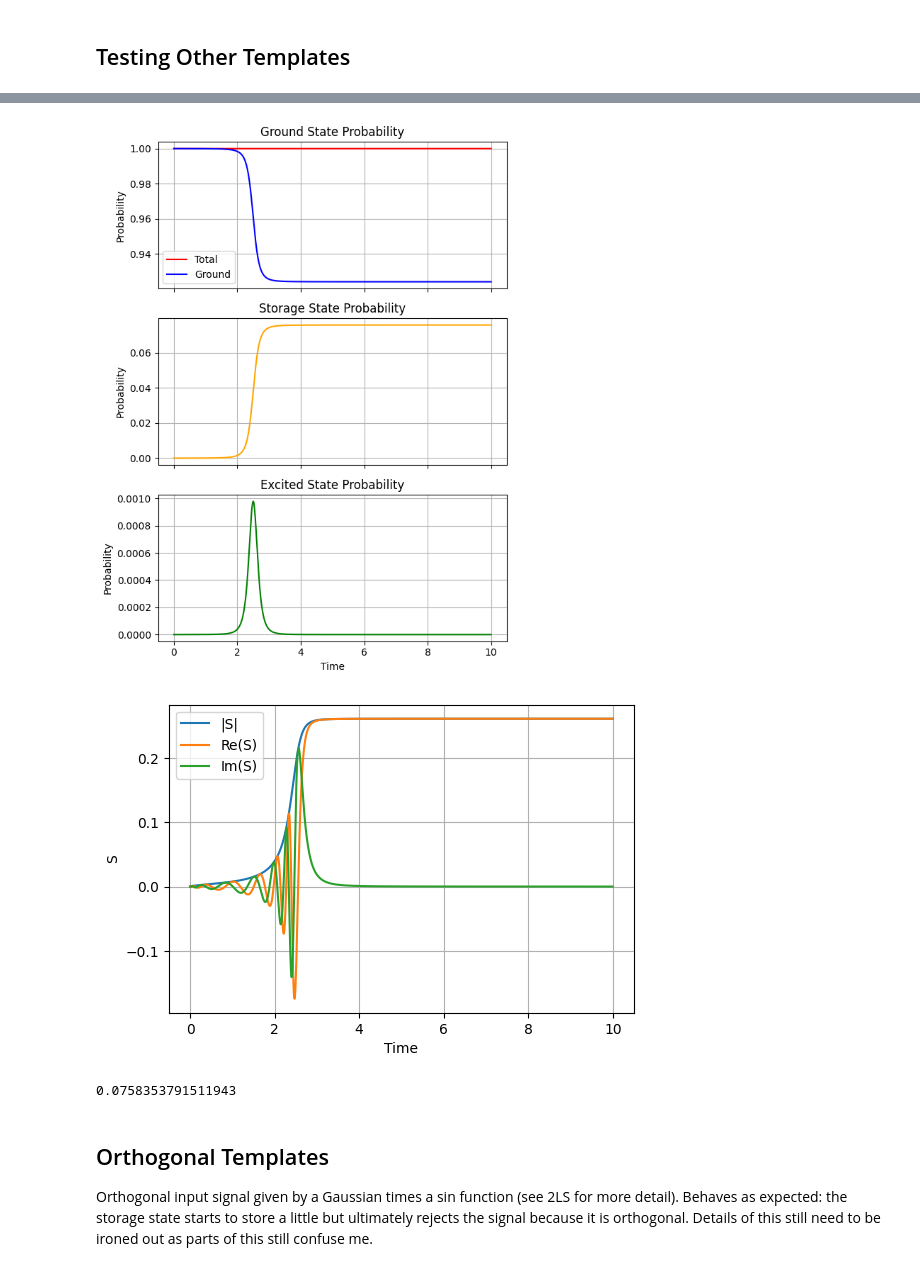
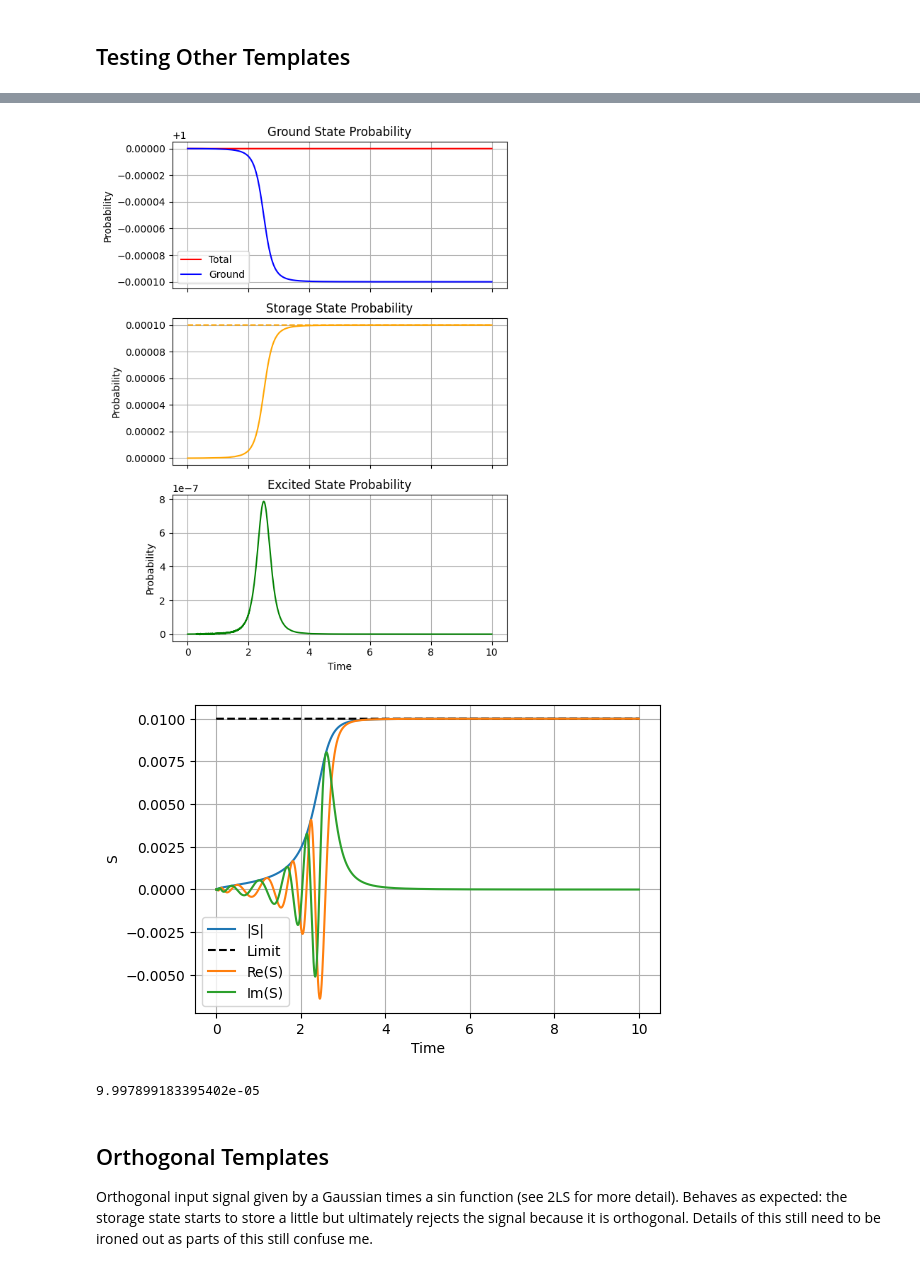
Before and after one commit to brianac687/rbq, a Jupyter notebook: 3LS/three_level_freespace_notebook.ipynb, the cells around one changed output, grey strips where cells are left out. Drawn from its saved outputs; the diff is of its cells as text; code cells hidden in the pictures.

Commit message:
Starting 3LS with cavity, updates/cleaning to other simulation code

```diff
--- a/3LS/three_level_freespace_notebook.ipynb
+++ b/3LS/three_level_freespace_notebook.ipynb
@@ -29,10 +61,5 @@ Currently, the input signal is a Gaussian.
 # %%
 mu, sigma = 2.5, 0.5 # defined for a Gaussian input pulse
-T = 5 # input pulse "duration" (make sure to adjust this if input pulse changes)
-
-# Returns area-normalized Lorentzian (CHECK AREA NORMALIZATION)
-def lorentzian(mu, gamma, t):
-    return np.sqrt(gamma/(2*np.pi)) / ( (t-mu)**2 + (gamma/2)**2 )
 
 # Returns area-normalized Gaussian
 def gaussian(mu, sigma, t):
@@ -41,4 +68,10 @@ def gaussian(mu, sigma, t):
 ### INPUT COHERENT STATE
 def alpha_in(t):
     amp = 0.1 # small amplitude
+    #amp = 1
     return amp*(gaussian(mu, sigma, t))
+
+# Simulation Time
+time_final = 10 # total simulation time
+N = 5000 # number of time steps
+input_photon_number, pulse_duration = get_input_values(alpha_in, time_final, N)
@@ -108,25 +152,27 @@ Lorentzian, etc.
 # %%
-mu, sigma = 2.5, 0.5 # defined for a Gaussian input pulse
-T = 5 # input pulse "duration" (make sure to adjust this if input pulse changes)
+mu, sigma = 2.5, 0.8
+
+# Returns Lorentzian (not area-normalized)
+def lorentzian(mu, sigma, t):
+    return np.sqrt(sigma/(2*np.pi)) / ((t-mu)**2 + (sigma/2)**2)
+
+area = integrate.simps(lorentzian(mu, sigma, np.linspace(0, time_final, N))**2, np.linspace(0, time_final, N))
 
 ### INPUT COHERENT STATE
 def alpha_in_other(t):
-    amp = 0.1 # small amplitude
-    #return amp*gaussian(mu, sigma, t) * np.sin(t-mu) # orthogonal to original Gaussian
+    amp = np.sqrt(1/area) * 0.01  # small amplitude
     return amp*lorentzian(mu, sigma, t)
 
-time = np.linspace(0, time_final, N)
-print("Area of alpha:", integrate.simps((alpha_in_other(time))**2, time))
-
+print(integrate.simps(alpha_in_other(np.linspace(0, time_final, N))**2, np.linspace(0, time_final, N)))
 ### SIMULATION PARAMETERS
 time_final = 10 # total simulation time
-T = 5 # input pulse "duration" (make sure to adjust this if input pulse changes)
 N = 5000 # number of time steps
+input_photon_number, T = get_input_values(alpha_in_other, time_final, N)
 
 ### SYSTEM PARAMETERS
-C = 100           # cooperativity (higher = more efficient)
+C = 100         # cooperativity (higher = more efficient)
 gamma = 1       # decay rate
-Delta = 700        # detuning
+Delta = 700     # detuning
 
 g_se = 1  # coupling strength between |s> and |e>
 g_ge = np.sqrt(2*C*gamma) # coupling strength between |g> and |e>
@@ -135,11 +184,11 @@ Area of alpha: 0.07998259710787592
 # %%
 time, S, prob_s, prob_g, prob_e = three_level_simulation(C, gamma, Delta, time_final, T, N, g_se, g_ge, alpha_in_other, alpha_in_other)
-plot_probs(time, prob_g, prob_e, prob_s, S)
+plot_probs(time, prob_g, prob_e, prob_s, S, input_photon_number)
 print(abs(prob_s[-1]))
 # %% [output]
-[figure, old version]
+[figure, new version]
-[figure, old version]
+[figure, new version]
-0.0758353791511943
+9.997899183395402e-05
 # %% [markdown]
 ## Orthogonal Templates
 Orthogonal input signal given by a Gaussian times a sin function (see 2LS for more detail). Behaves as expected: the storage state starts to store a little but ultimately rejects the signal because it is orthogonal. Details of this still need to be ironed out as parts of this still confuse me.
```
Also changed, not shown: parts of 22 cells of this notebook, 6 other files.
